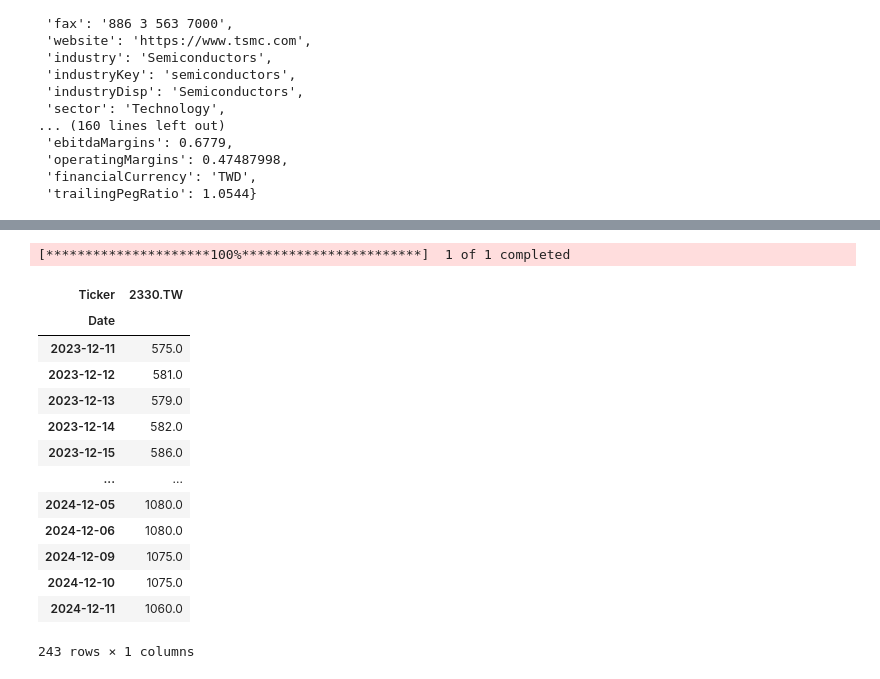
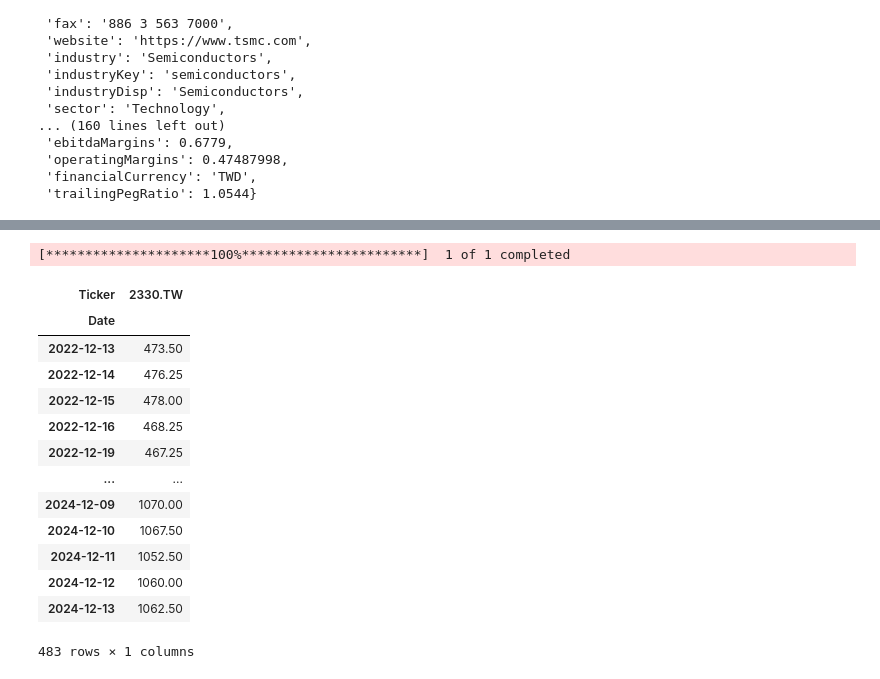
Before and after one commit to joeywu456/StockPrediction, a Jupyter notebook: stockprediction.ipynb, the cells around one changed output, grey strips where cells are left out. Cells and saved outputs as stored; diff of their text form; code cells hidden in the pictures.

```diff
--- a/stockprediction.ipynb
+++ b/stockprediction.ipynb
@@ -43,21 +72,22 @@ tsmc
 1218 rows × 6 columns
 # %%
-tsmc = yf.download('2330.TW',period='1y', interval='1d')
-high_values = tsmc['High']
-high_values
+tsmc = yf.download('2330.TW',period='2y', interval='1d')
+avg_values = (tsmc['High'] + tsmc['Low']) / 2
+avg_values.to_csv('tsmc_avg_prices.csv')
+avg_values
 # %% [output]
 [*********************100%***********************]  1 of 1 completed
 | Ticker | 2330.TW |
 | Date |  |
-| 2023-12-11 | 575.0 |
-| 2023-12-12 | 581.0 |
-| 2023-12-13 | 579.0 |
-| 2023-12-14 | 582.0 |
-| 2023-12-15 | 586.0 |
+| 2022-12-13 | 473.50 |
+| 2022-12-14 | 476.25 |
+| 2022-12-15 | 478.00 |
+| 2022-12-16 | 468.25 |
+| 2022-12-19 | 467.25 |
 | ... | ... |
-| 2024-12-05 | 1080.0 |
-| 2024-12-06 | 1080.0 |
-| 2024-12-09 | 1075.0 |
-| 2024-12-10 | 1075.0 |
-| 2024-12-11 | 1060.0 |
+| 2024-12-09 | 1070.00 |
+| 2024-12-10 | 1067.50 |
+| 2024-12-11 | 1052.50 |
+| 2024-12-12 | 1060.00 |
+| 2024-12-13 | 1062.50 |
-243 rows × 1 columns
+483 rows × 1 columns
```
Also changed, not shown: parts of 28 cells of this notebook, 11 other files.
